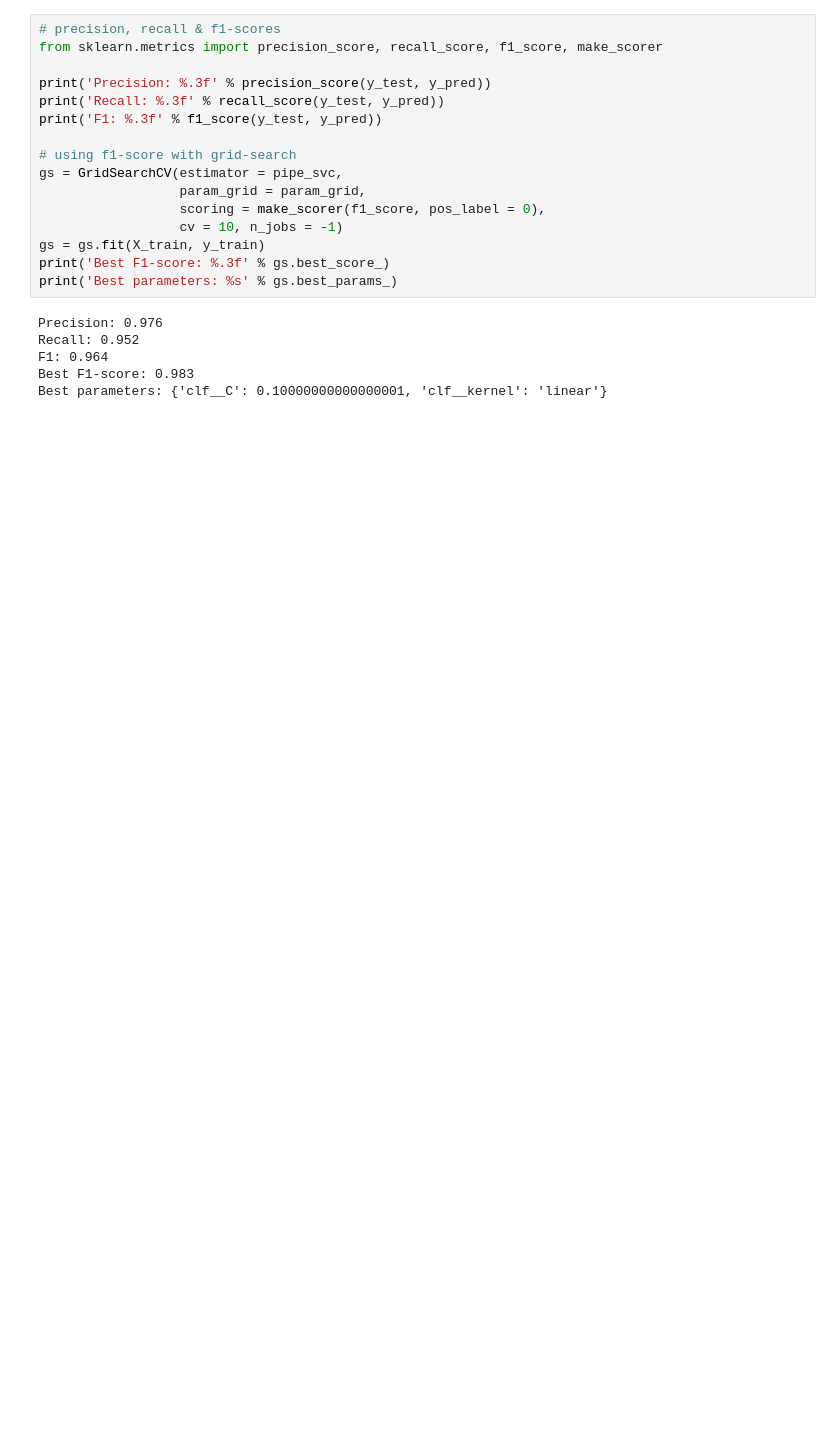
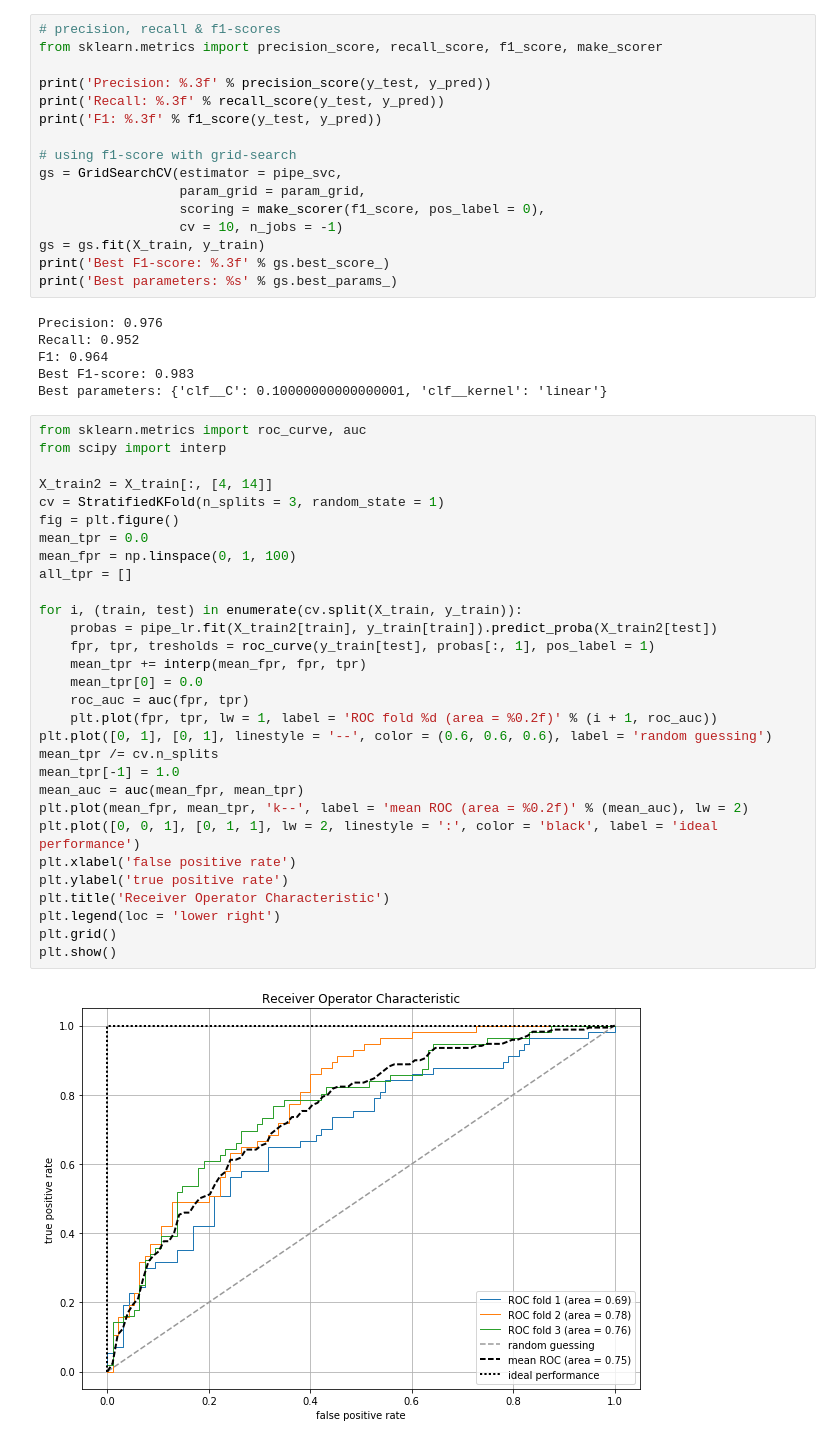
Before and after one commit to khvorov/python-ml, a Jupyter notebook: ch6.ipynb, the cells around one changed output. Drawn from its saved outputs; the diff is of its cells as text; blank space fills up the shorter version.

```diff
--- a/ch6.ipynb
+++ b/ch6.ipynb
@@ -270,3 +270,35 @@ Recall: 0.952
 F1: 0.964
 Best F1-score: 0.983
 Best parameters: {'clf__C': 0.10000000000000001, 'clf__kernel': 'linear'}
+# %%
+from sklearn.metrics import roc_curve, auc
+from scipy import interp
+
+X_train2 = X_train[:, [4, 14]]
+cv = StratifiedKFold(n_splits = 3, random_state = 1)
+fig = plt.figure()
+mean_tpr = 0.0
+mean_fpr = np.linspace(0, 1, 100)
+all_tpr = []
+
+for i, (train, test) in enumerate(cv.split(X_train, y_train)):
+    probas = pipe_lr.fit(X_train2[train], y_train[train]).predict_proba(X_train2[test])
+    fpr, tpr, tresholds = roc_curve(y_train[test], probas[:, 1], pos_label = 1)
+    mean_tpr += interp(mean_fpr, fpr, tpr)
+    mean_tpr[0] = 0.0
+    roc_auc = auc(fpr, tpr)
+    plt.plot(fpr, tpr, lw = 1, label = 'ROC fold %d (area = %0.2f)' % (i + 1, roc_auc))
+plt.plot([0, 1], [0, 1], linestyle = '--', color = (0.6, 0.6, 0.6), label = 'random guessing')
+mean_tpr /= cv.n_splits
+mean_tpr[-1] = 1.0
+mean_auc = auc(mean_fpr, mean_tpr)
+plt.plot(mean_fpr, mean_tpr, 'k--', label = 'mean ROC (area = %0.2f)' % (mean_auc), lw = 2)
+plt.plot([0, 0, 1], [0, 1, 1], lw = 2, linestyle = ':', color = 'black', label = 'ideal performance')
+plt.xlabel('false positive rate')
+plt.ylabel('true positive rate')
+plt.title('Receiver Operator Characteristic')
+plt.legend(loc = 'lower right')
+plt.grid()
+plt.show()
+# %% [output]
+[figure, added]
```
Also changed, not shown: 2 other files.
